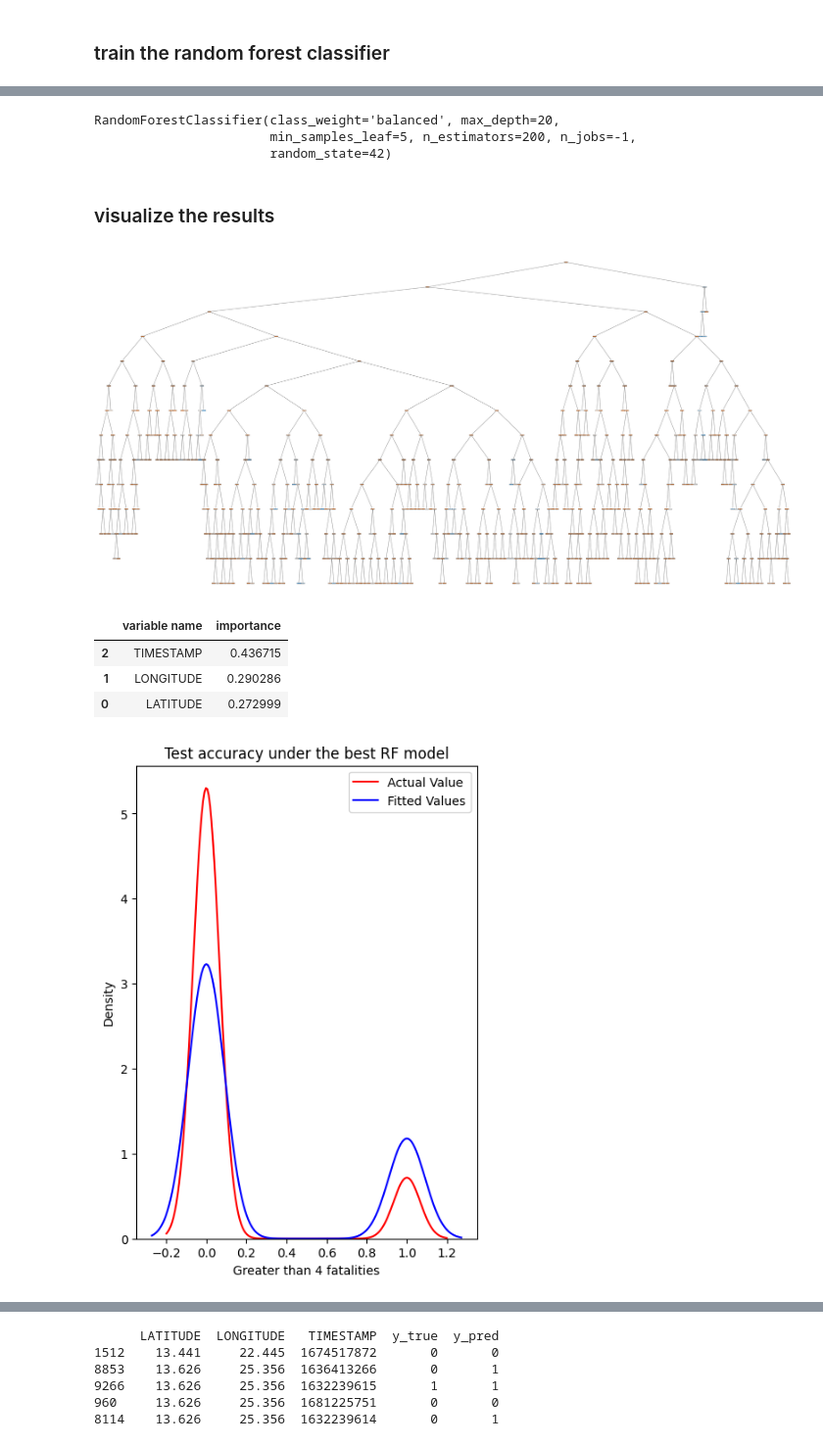
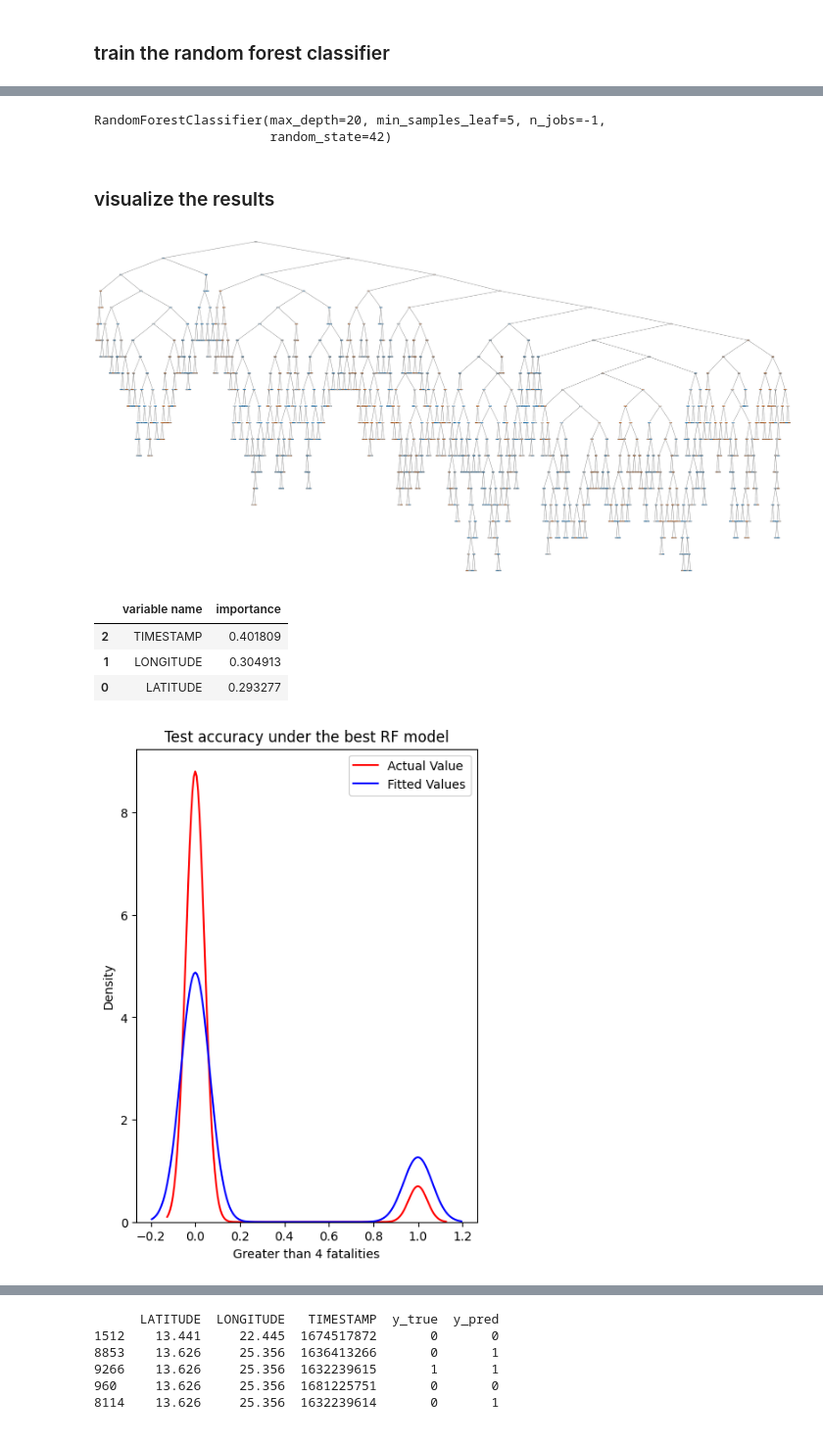
Before and after one commit to kaylanhua/conflicts, a Jupyter notebook: random_forest/random_forest.ipynb, the cells around one changed output, grey strips where cells are left out. Shown at 98% size. Cells and saved outputs as stored; diff of their text form; code cells hidden in the pictures.

```diff
--- a/random_forest/random_forest.ipynb
+++ b/random_forest/random_forest.ipynb
@@ -37,4 +52,8 @@ Name: count, dtype: int64
 # %%
 cleaned = df_short.drop(['FATALITIES'], axis=1)
 cleaned.head()
+
+original = cleaned.drop('FATAL', axis=1)
+original_y = cleaned['FATAL']
+print(original.head())
 # %% [output]
@@ -46,0 +67,6 @@ cleaned.head()
+# %%
+# for darfur oversampled dataset only
+cleaned = pd.read_csv('../data/acled/darfur_oversampled.csv')
+cleaned['FATAL'] = cleaned['y_true']
+cleaned = cleaned.drop('y_true', axis=1)
+cleaned.head()
@@ -61,7 +94,7 @@ X_train.shape, X_test.shape
 from sklearn.ensemble import RandomForestClassifier
 
 classifier_rf = RandomForestClassifier(random_state=42, n_jobs=-1, max_depth=5,
-                                       n_estimators=100, oob_score=True, class_weight='balanced_subsample') # class_weight='balanced_subsample'
+                                       n_estimators=100, oob_score=True) # class_weight='balanced_subsample'
 
 %time
 classifier_rf.fit(X_train, y_train)
@@ -80,7 +112,7 @@ classifier_rf.oob_score_
 # %%
-rf = RandomForestClassifier(random_state=42, n_jobs=-1, class_weight='balanced')
+rf = RandomForestClassifier(random_state=42, n_jobs=-1) # , class_weight='balanced'
 
-skip_gs = True
+skip_gs = False
 rf_best = RandomForestClassifier(class_weight='balanced_subsample', max_depth=20,
                        min_samples_leaf=5, n_estimators=200, n_jobs=-1, oob_score=True,
                        random_state=42)
@@ -120,8 +155,7 @@ AttributeError: 'RandomForestClassifier' object has no attribute 'best_score_'
 rf_best = grid_search.best_estimator_
 rf_best
 # %% [output]
-RandomForestClassifier(class_weight='balanced', max_depth=20,
-                       min_samples_leaf=5, n_estimators=200, n_jobs=-1,
+RandomForestClassifier(max_depth=20, min_samples_leaf=5, n_jobs=-1,
                        random_state=42)
 # %% [markdown]
 ### visualize the results
@@ -131,7 +165,7 @@ from sklearn.tree import plot_tree
 plt.figure(figsize=(80,40))
 plot_tree(rf_best.estimators_[5], feature_names = X.columns,class_names=['Fatalities Reported', "No Fatalities Reported"],filled=True);
 # %% [output]
-[figure, old version]
+[figure, new version]
 # %%
 imp_df = pd.DataFrame({
     "variable name": X_train.columns,
@@ -141,23 +175,25 @@ imp_df = pd.DataFrame({
 imp_df.sort_values(by="importance", ascending=False)
 # %% [output]
 |  | variable name | importance |
-| 2 | TIMESTAMP | 0.436715 |
-| 1 | LONGITUDE | 0.290286 |
-| 0 | LATITUDE | 0.272999 |
+| 2 | TIMESTAMP | 0.401809 |
+| 1 | LONGITUDE | 0.304913 |
+| 0 | LATITUDE | 0.293277 |
 # %%
 import seaborn as sns
 current_rf = rf_best
-y_pred = current_rf.predict(X_test)
+# y_pred = current_rf.predict(X_test)
+y_test = original_y # y_test
+y_pred = current_rf.predict(original)
 
 plt.figure(figsize=(5, 7))
 # Plotting actual values
 sns.kdeplot(y_test, color="r", label="Actual Value")
 # Plotting predicted values
 sns.kdeplot(y_pred, color="b", label="Fitted Values")
 
 plt.legend()
 plt.title("Test accuracy under the best RF model")
 plt.xlabel("Greater than 4 fatalities")
 plt.show()
 # %% [output]
-[figure, old version]
+[figure, new version]
```
Also changed, not shown: parts of 11 cells of this notebook, 1 other file.
